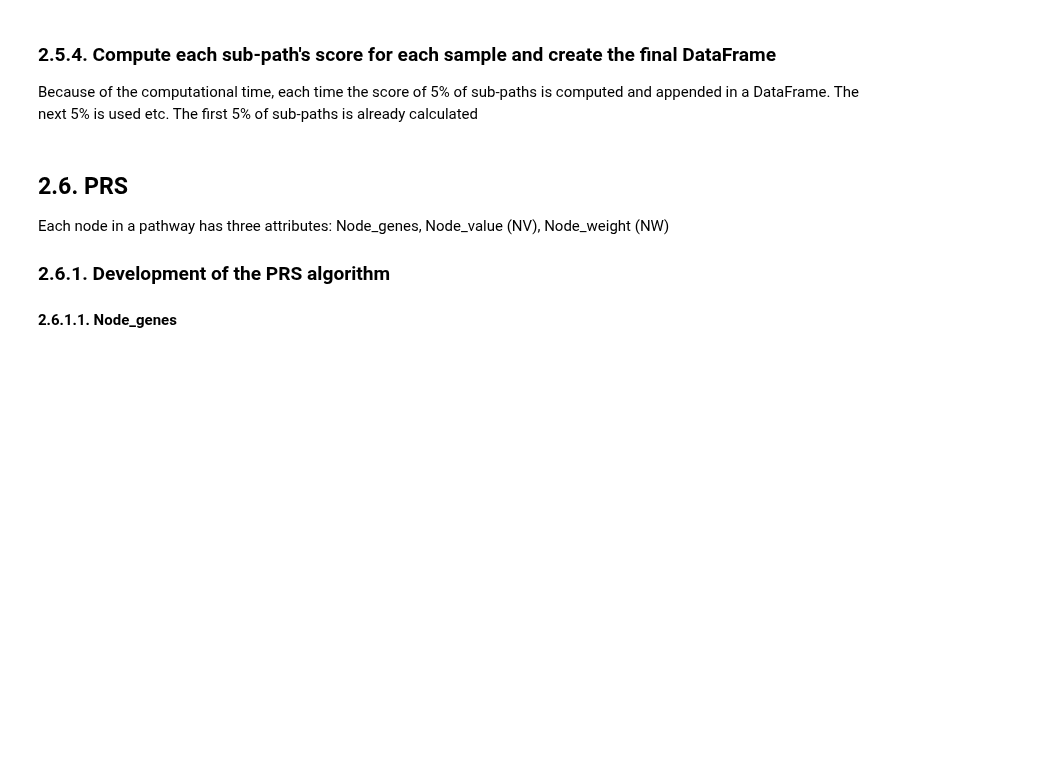
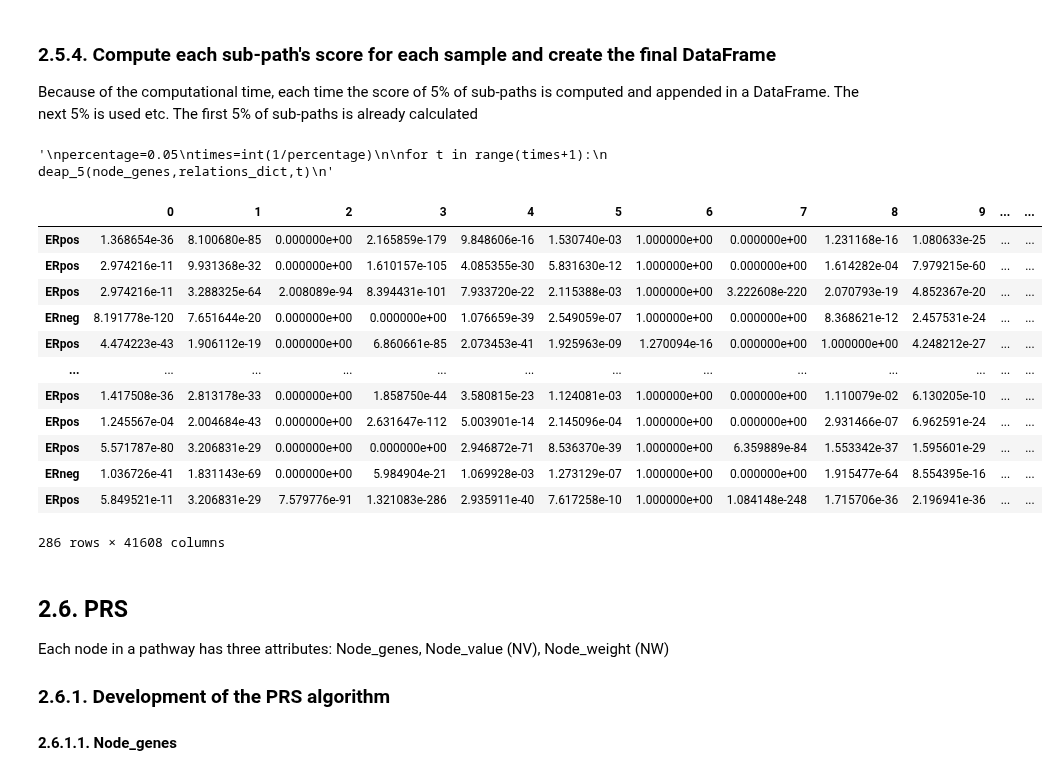
Before and after one commit to fotinidrouma/Pathway-Analysis, a Jupyter notebook: Pathway Analysis.ipynb, the cells around one changed output. Saved outputs shown, nothing was run; the diff lists cells and outputs as text; code cells hidden in the pictures; blank space fills up the shorter version.

```diff
--- a/Pathway Analysis.ipynb
+++ b/Pathway Analysis.ipynb
@@ -1292,19 +1478,37 @@ def deap_5(node_genes,relations_dict,already_calculated,percentage=0.05):
         tmp_deap_df.to_csv('Results/DEAP.csv',index=False)
     print('---------------')
 
+'''
 percentage=0.05
 times=int(1/percentage)
 
-for t in range(1,times+1):
+for t in range(times+1):
     deap_5(node_genes,relations_dict,t)
+'''
+# %% [output]
+'\npercentage=0.05\ntimes=int(1/percentage)\n\nfor t in range(times+1):\n    deap_5(node_genes,relations_dict,t)\n'
 # %%
-deap_df = pd.read_csv ('Results/DEAP.csv')
+#deap_df = pd.read_csv ('Results/DEAP.csv')
+#deap_df.index=gse2034_df.index
+
+zf = zipfile.ZipFile('Results/DEAP.zip')
+deap_df = pd.read_csv(zf.open('DEAP.csv'))
 deap_df.index=gse2034_df.index
-
-#zf = zipfile.ZipFile('Results/DEAP.zip')
-#deap_df = pd.read_csv(zf.open('DEAP.csv'))
-#deap_df.index=gse2034_df.index
 deap_df
+# %% [output]
+|  | 0 | 1 | 2 | 3 | 4 | 5 | 6 | 7 | 8 | 9 | ... | ... |
+| ERpos | 1.368654e-36 | 8.100680e-85 | 0.000000e+00 | 2.165859e-179 | 9.848606e-16 | 1.530740e-03 | 1.000000e+00 | 0.000000e+00 | 1.231168e-16 | 1.080633e-25 | ... | ... |
+| ERpos | 2.974216e-11 | 9.931368e-32 | 0.000000e+00 | 1.610157e-105 | 4.085355e-30 | 5.831630e-12 | 1.000000e+00 | 0.000000e+00 | 1.614282e-04 | 7.979215e-60 | ... | ... |
+| ERpos | 2.974216e-11 | 3.288325e-64 | 2.008089e-94 | 8.394431e-101 | 7.933720e-22 | 2.115388e-03 | 1.000000e+00 | 3.222608e-220 | 2.070793e-19 | 4.852367e-20 | ... | ... |
+| ERneg | 8.191778e-120 | 7.651644e-20 | 0.000000e+00 | 0.000000e+00 | 1.076659e-39 | 2.549059e-07 | 1.000000e+00 | 0.000000e+00 | 8.368621e-12 | 2.457531e-24 | ... | ... |
+| ERpos | 4.474223e-43 | 1.906112e-19 | 0.000000e+00 | 6.860661e-85 | 2.073453e-41 | 1.925963e-09 | 1.270094e-16 | 0.000000e+00 | 1.000000e+00 | 4.248212e-27 | ... | ... |
+| ... | ... | ... | ... | ... | ... | ... | ... | ... | ... | ... | ... | ... |
+| ERpos | 1.417508e-36 | 2.813178e-33 | 0.000000e+00 | 1.858750e-44 | 3.580815e-23 | 1.124081e-03 | 1.000000e+00 | 0.000000e+00 | 1.110079e-02 | 6.130205e-10 | ... | ... |
+| ERpos | 1.245567e-04 | 2.004684e-43 | 0.000000e+00 | 2.631647e-112 | 5.003901e-14 | 2.145096e-04 | 1.000000e+00 | 0.000000e+00 | 2.931466e-07 | 6.962591e-24 | ... | ... |
+| ERpos | 5.571787e-80 | 3.206831e-29 | 0.000000e+00 | 0.000000e+00 | 2.946872e-71 | 8.536370e-39 | 1.000000e+00 | 6.359889e-84 | 1.553342e-37 | 1.595601e-29 | ... | ... |
+| ERneg | 1.036726e-41 | 1.831143e-69 | 0.000000e+00 | 5.984904e-21 | 1.069928e-03 | 1.273129e-07 | 1.000000e+00 | 0.000000e+00 | 1.915477e-64 | 8.554395e-16 | ... | ... |
+| ERpos | 5.849521e-11 | 3.206831e-29 | 7.579776e-91 | 1.321083e-286 | 2.935911e-40 | 7.617258e-10 | 1.000000e+00 | 1.084148e-248 | 1.715706e-36 | 2.196941e-36 | ... | ... |
+286 rows × 41608 columns
 # %% [markdown]
 ## 2.6. PRS
 Each node in a pathway has three attributes: Node_genes, Node_value (NV), Node_weight (NW)
```
Also changed, not shown: parts of 37 cells of this notebook.
